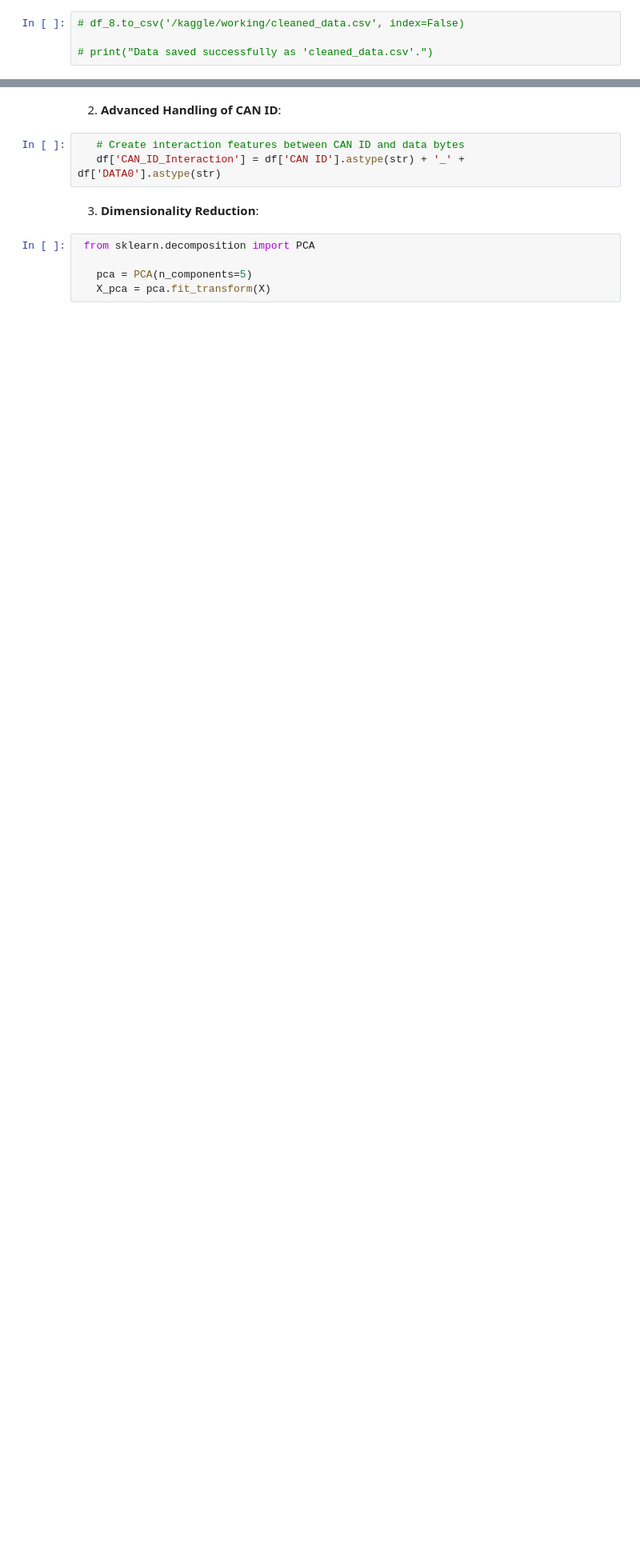
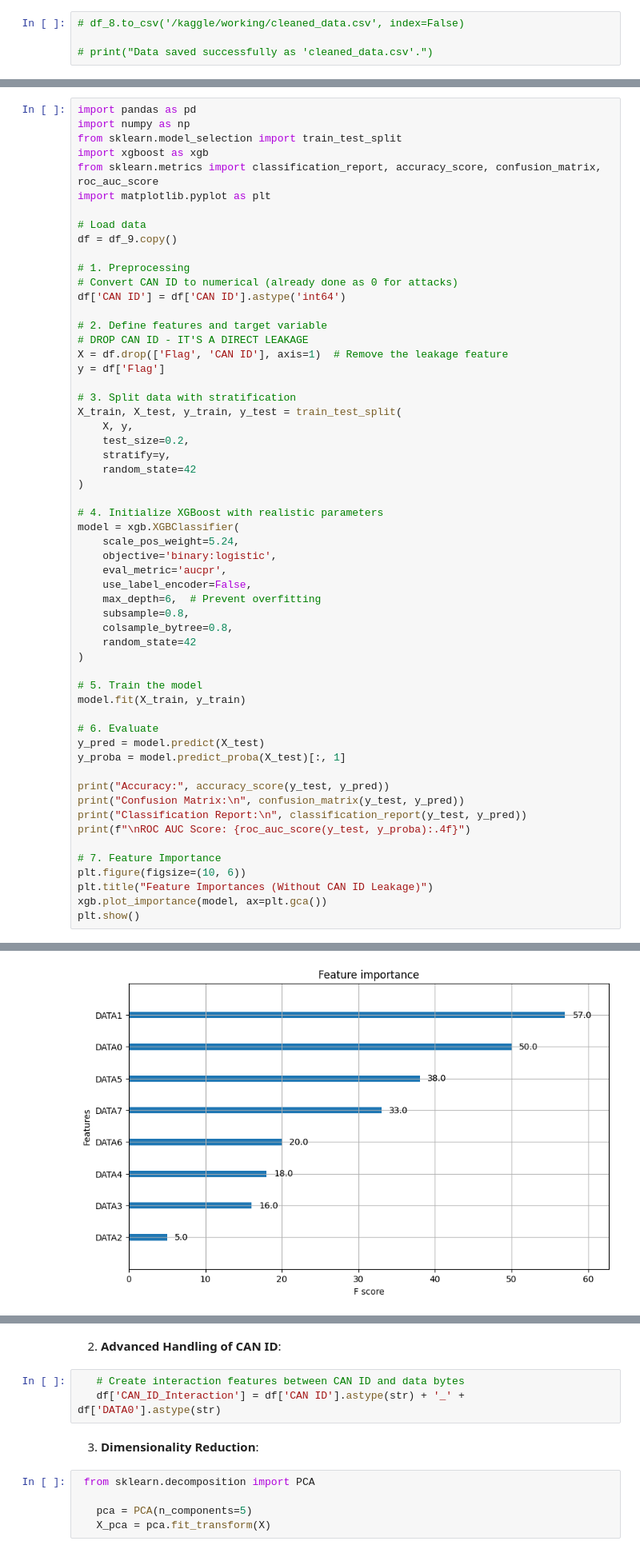
Before and after one commit to pranav-k-jha/kaggle-notebooks, a Jupyter notebook: cav-ml-prediction-model.ipynb, the cells around one changed output, grey strips where cells are left out. Shown at 80% size. Saved outputs shown, nothing was run; the diff lists cells and outputs as text; blank space fills up the shorter version.

Commit message:
Kaggle Notebook | DOS IDS ML Prediction Model | Version 18

```diff
--- a/cav-ml-prediction-model.ipynb
+++ b/cav-ml-prediction-model.ipynb
@@ -332,0 +347,58 @@ df_9 = df_8.copy()
+# %%
+import pandas as pd
+import numpy as np
+from sklearn.model_selection import train_test_split
+import xgboost as xgb
+from sklearn.metrics import classification_report, accuracy_score, confusion_matrix, roc_auc_score
+import matplotlib.pyplot as plt
+
+# Load data
+df = df_9.copy()
+
+# 1. Preprocessing
+# Convert CAN ID to numerical (already done as 0 for attacks)
+df['CAN ID'] = df['CAN ID'].astype('int64')
+
+# 2. Define features and target variable
+# DROP CAN ID - IT'S A DIRECT LEAKAGE
+X = df.drop(['Flag', 'CAN ID'], axis=1)  # Remove the leakage feature
+y = df['Flag']
+
+# 3. Split data with stratification
+X_train, X_test, y_train, y_test = train_test_split(
+    X, y,
+    test_size=0.2,
+    stratify=y,
+    random_state=42
+)
+
+# 4. Initialize XGBoost with realistic parameters
+model = xgb.XGBClassifier(
+    scale_pos_weight=5.24,
+    objective='binary:logistic',
+    eval_metric='aucpr',
+    use_label_encoder=False,
+    max_depth=6,  # Prevent overfitting
+    subsample=0.8,
+    colsample_bytree=0.8,
+    random_state=42
+)
+
+# 5. Train the model
+model.fit(X_train, y_train)
+
+# 6. Evaluate
+y_pred = model.predict(X_test)
+y_proba = model.predict_proba(X_test)[:, 1]
+
+print("Accuracy:", accuracy_score(y_test, y_pred))
+print("Confusion Matrix:\n", confusion_matrix(y_test, y_pred))
+print("Classification Report:\n", classification_report(y_test, y_pred))
+print(f"\nROC AUC Score: {roc_auc_score(y_test, y_proba):.4f}")
+
+# 7. Feature Importance
+plt.figure(figsize=(10, 6))
+plt.title("Feature Importances (Without CAN ID Leakage)")
+xgb.plot_importance(model, ax=plt.gca())
+plt.show()
+# %% [output]
@@ -332,0 +421 @@ df_9 = df_8.copy()
+[figure, added]
```
Also changed, not shown: parts of 21 cells of this notebook.
